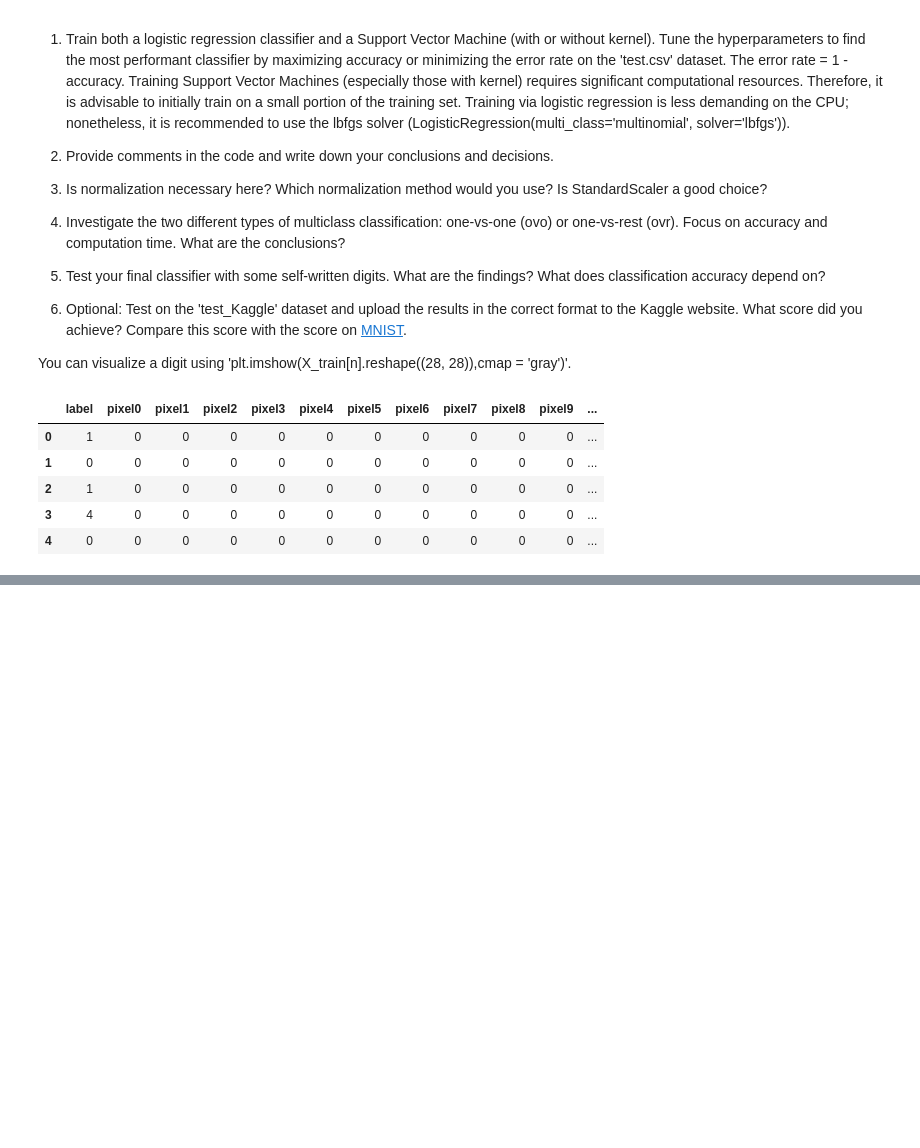
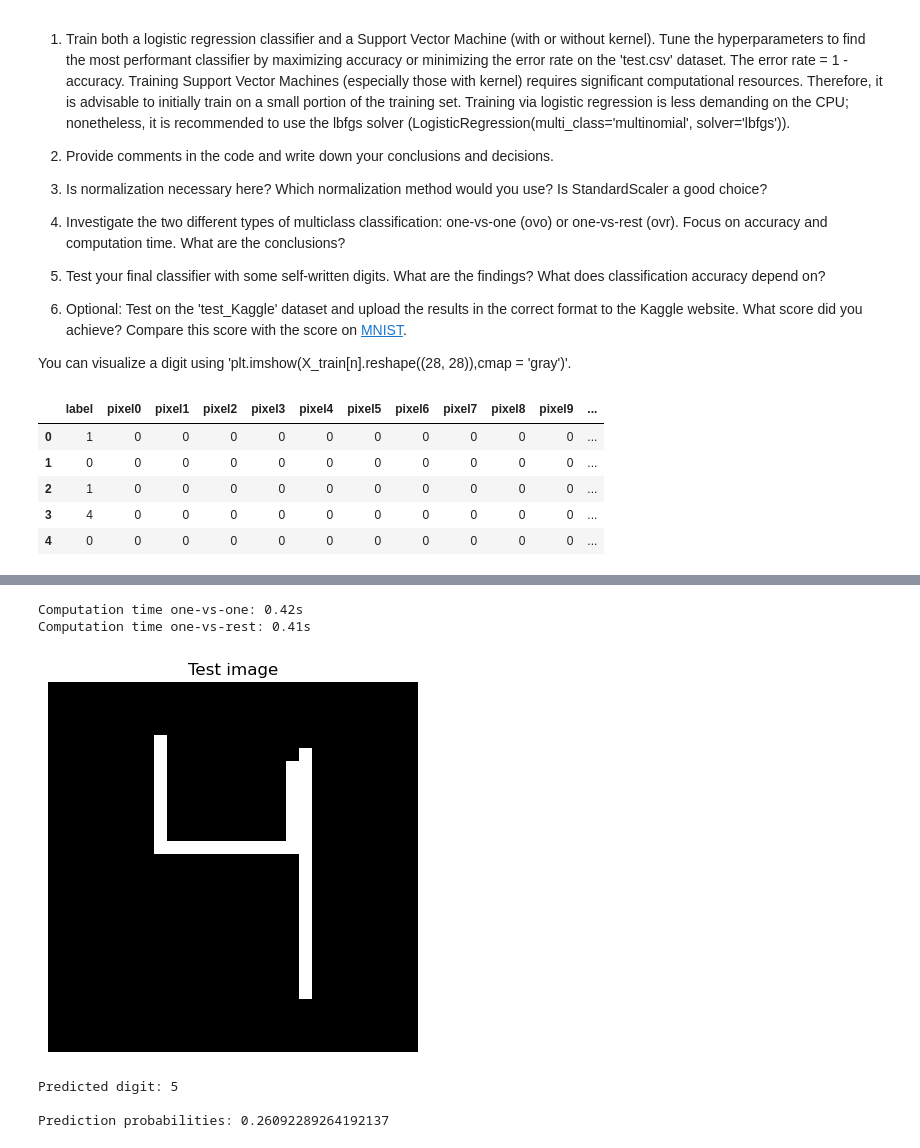
Before and after one commit to Calle-J/Machine-Learning-and-AI-CalleJ, a Jupyter notebook: Session_04_SVM_Cross_Validation_Assignment/Session_04_SVM_CV_Assignment.ipynb, the cells around one changed output, grey strips where cells are left out. Cells and saved outputs as stored; diff of their text form; code cells hidden in the pictures; blank space fills up the shorter version.

```diff
--- a/Session_04_SVM_Cross_Validation_Assignment/Session_04_SVM_CV_Assignment.ipynb
+++ b/Session_04_SVM_Cross_Validation_Assignment/Session_04_SVM_CV_Assignment.ipynb
@@ -505,46 +530,53 @@ weighted avg       0.94      0.94      0.94       150
 import time
 
 # one-vs-one
-start = time.clock()
+start = time.time()
 
+svm_ovo = SVC(decision_function_shape='ovo')
+svm_ovo.fit(X_train, y_train)
 
-
-stop = time.clock()
-
-print('computation time one-vs-one: ',stop-start)
-
+ovo_time = time.time() - start
 
 # one-vs-rest
+start = time.time()
 
-start = time.clock()
+svm_ovr = SVC(decision_function_shape='ovr')
+svm_ovr.fit(X_train, y_train)
 
-model = SVC(decision_function_shape='ovr')
+ovr_time = time.time() - start
 
-
-stop = time.clock()
-
-print('computation time one-vs-rest: ',stop-start)
+print(f"Computation time one-vs-one: {ovo_time:.2f}s")
+print(f"Computation time one-vs-rest: {ovr_time:.2f}s")
+# %% [output]
+Computation time one-vs-one: 0.42s
+Computation time one-vs-rest: 0.41s
 # %%
 # Classifify your own handwritten digit
-
-
 from skimage.io import imread, imshow
 from skimage.transform import resize
 
-testimage = imread("./testimage.jpg", as_gray = True)
-
-# The image might already be scaled between 0 and 1, so extra scaling is not necessary anymore
+testimage = imread("./testimage3.jpg", as_gray = True)
+img_resized = resize(testimage, (28, 28), anti_aliasing=True)
 
 # Show the test image:
-imshow(testimage)
-
+plt.imshow(img_resized, cmap='grey')
+plt.title("Test image")
+plt.axis('off')
+plt.show()
 
 # reshape the test image from a 2D array into a 1D vector
-
-testimage = testimage.reshape(1,-1)
-print(X_train[1].shape)
+img_flat = img_resized.reshape(1, -1)
 
 # classify the image
-
+model = getattr(grid_svm, 'best_estimator_', grid_svm)
+prediction = model.predict(img_flat)
+print("\nPredicted digit:", prediction[0])
 
 # what is the confidence of the model?
+proba = model.predict_proba(img_flat)
+print("\nPrediction probabilities:", np.max(proba))
+# %% [output]
+[figure, added]
+Predicted digit: 5
+
+Prediction probabilities: 0.26092289264192137
```
Also changed, not shown: parts of 3 cells of this notebook, 4 other files.
